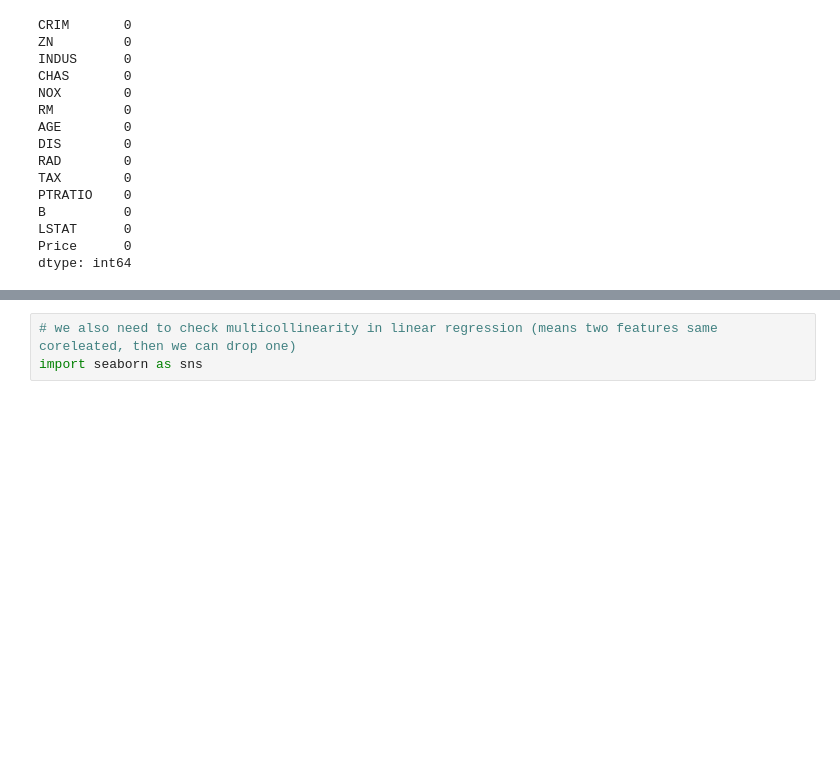
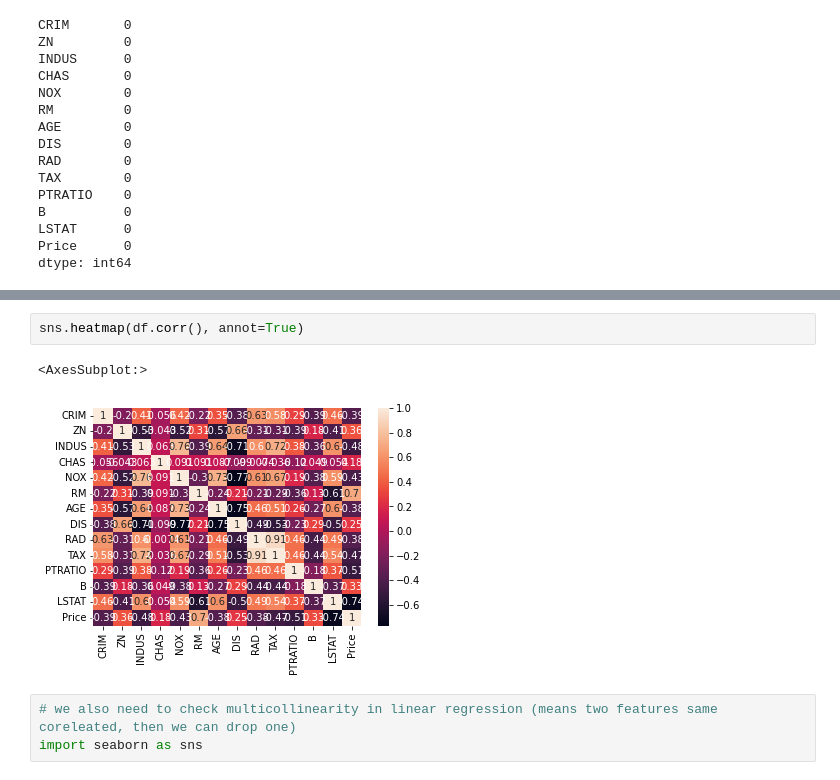
Before and after one commit to dushyantver/project_boston_house, a Jupyter notebook: Boston_project.ipynb, the cells around one changed output, grey strips where cells are left out. Saved outputs shown, nothing was run; the diff lists cells and outputs as text; blank space fills up the shorter version.

```diff
--- a/Boston_project.ipynb
+++ b/Boston_project.ipynb
@@ -141,6 +144,11 @@ df.corr()
 | B | -0.385064 | 0.175520 | -0.356977 | 0.048788 | -0.380051 | 0.128069 | -0.273534 | 0.291512 | -0.444413 | -0.441808 | -0.177383 | ... |
 | LSTAT | 0.455621 | -0.412995 | 0.603800 | -0.053929 | 0.590879 | -0.613808 | 0.602339 | -0.496996 | 0.488676 | 0.543993 | 0.374044 | ... |
 | Price | -0.388305 | 0.360445 | -0.483725 | 0.175260 | -0.427321 | 0.695360 | -0.376955 | 0.249929 | -0.381626 | -0.468536 | -0.507787 | ... |
+# %%
+sns.heatmap(df.corr(), annot=True)
+# %% [output]
+<AxesSubplot:>
+[figure, added]
 # %%
 # we also need to check multicollinearity in linear regression (means two features same coreleated, then we can drop one)
 import seaborn as sns
```
Also changed, not shown: parts of 2 cells of this notebook.
